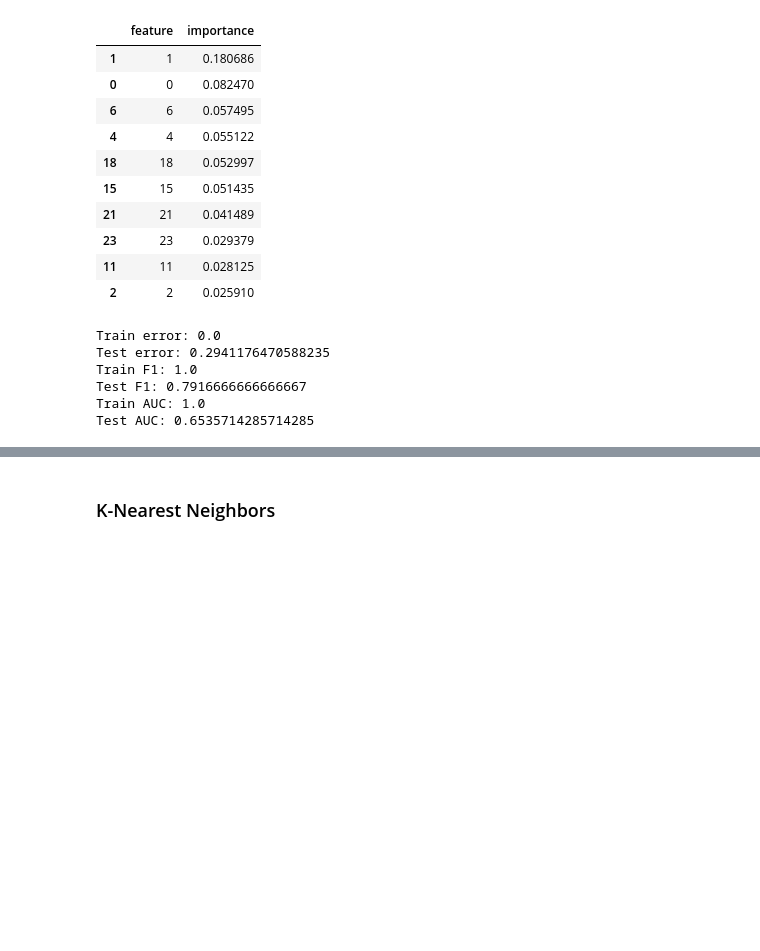
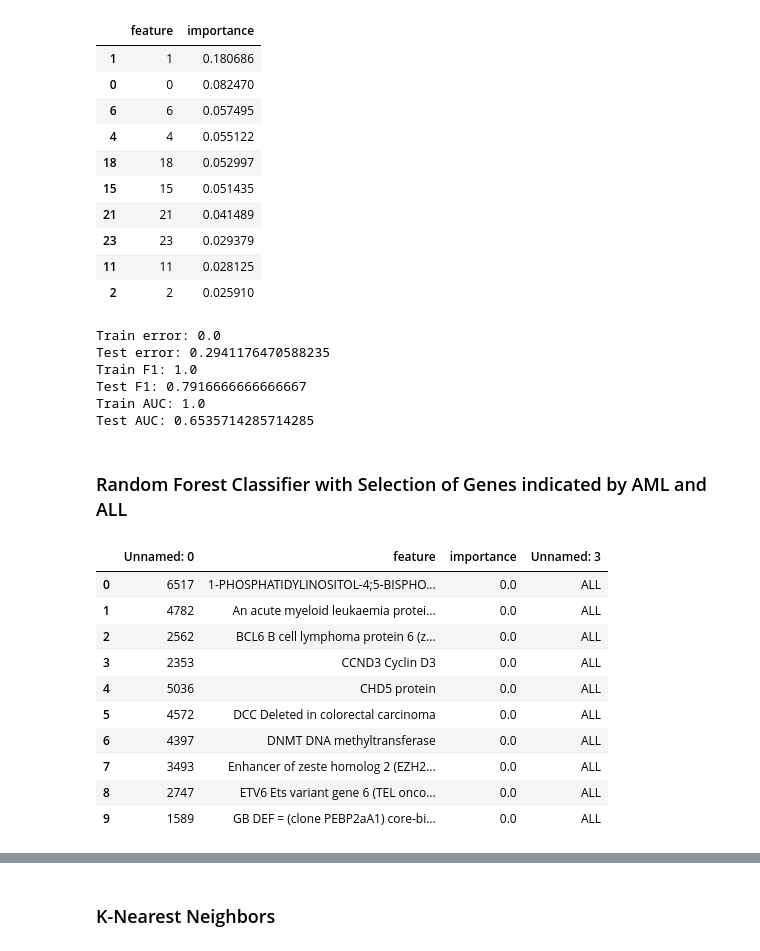
Before and after one commit to timaeusx/ds4400-gene-expression, a Jupyter notebook: DS_4400_Gene_Expression_Project_Code.ipynb, the cells around one changed output, grey strips where cells are left out. Drawn from its saved outputs; the diff is of its cells as text; code cells hidden in the pictures; blank space fills up the shorter version.

```diff
--- a/DS_4400_Gene_Expression_Project_Code.ipynb
+++ b/DS_4400_Gene_Expression_Project_Code.ipynb
@@ -412,3 +476,20 @@ Train F1: 1.0
 Test F1: 0.7916666666666667
 Train AUC: 1.0
 Test AUC: 0.6535714285714285
+# %% [markdown]
+### Random Forest Classifier with Selection of Genes indicated by AML and ALL
+# %%
+feature_importance_specific = pd.read_csv("https://raw.githubusercontent.com/timaeusx/ds4400-gene-expression/main/data/feature_importance_specific.csv")
+feature_importance_specific.head(10)
+# %% [output]
+|  | Unnamed: 0 | feature | importance | Unnamed: 3 |
+| 0 | 6517 | 1-PHOSPHATIDYLINOSITOL-4;5-BISPHO... | 0.0 | ALL |
+| 1 | 4782 | An acute myeloid leukaemia protei... | 0.0 | ALL |
+| 2 | 2562 | BCL6 B cell lymphoma protein 6 (z... | 0.0 | ALL |
+| 3 | 2353 | CCND3 Cyclin D3 | 0.0 | ALL |
+| 4 | 5036 | CHD5 protein | 0.0 | ALL |
+| 5 | 4572 | DCC Deleted in colorectal carcinoma | 0.0 | ALL |
+| 6 | 4397 | DNMT DNA methyltransferase | 0.0 | ALL |
+| 7 | 3493 | Enhancer of zeste homolog 2 (EZH2... | 0.0 | ALL |
+| 8 | 2747 | ETV6 Ets variant gene 6 (TEL onco... | 0.0 | ALL |
+| 9 | 1589 | GB DEF = (clone PEBP2aA1) core-bi... | 0.0 | ALL |
```
Also changed, not shown: parts of 15 cells of this notebook, 1 other file.
